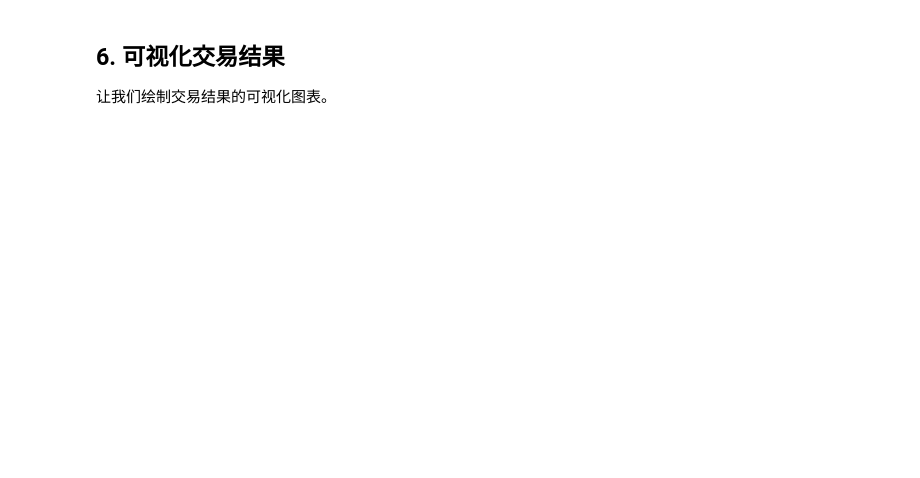
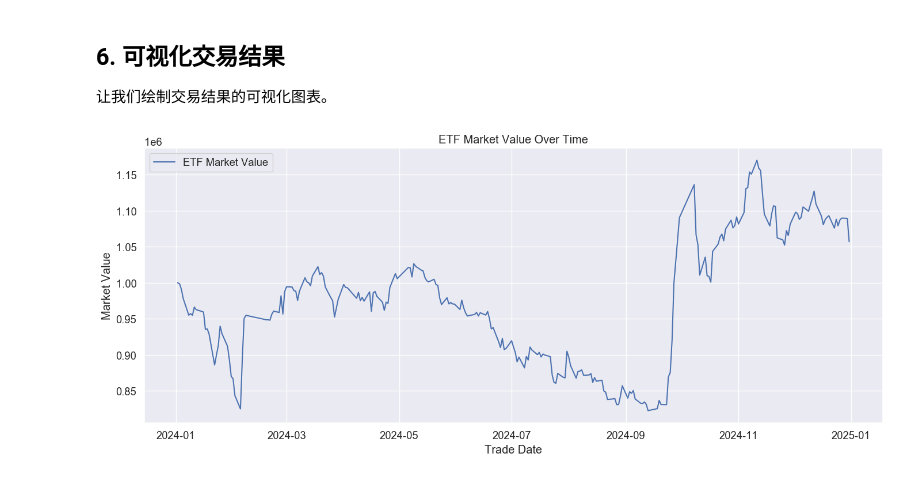
Before and after one commit to squallsyttt/backtestProj, a Jupyter notebook: notebooks/strategy_analysis500.ipynb, the cells around one changed output. Drawn from its saved outputs; the diff is of its cells as text; code cells hidden in the pictures; blank space fills up the shorter version.

```diff
--- a/notebooks/strategy_analysis500.ipynb
+++ b/notebooks/strategy_analysis500.ipynb
@@ -140,20 +140,22 @@ plt.show()
 
 现在，我们将运行我们的期权策略回测，并分析结果。
 # %%
-from scripts.option.strategies.monthly_atm_call import MonthlyATMCallStrategy
+from scripts.option.strategies.LongETF_ShortCall_Contrast import LongETFShortCallContrastStrategy
 
 # 初始化策略
-strategy = MonthlyATMCallStrategy(
-    etf_data=etf_df,
-    option_data=option_df,
-    initial_capital=1_000_000  # 初始资金100万
+strategy = LongETFShortCallContrastStrategy(
+    etf_data = etf_data,
+    option_data = merged_opt_data,
+    initial_stock_capital = 1000000,
+    initial_option_capital = 200000,
 )
 
 # 运行回测
-strategy.run_backtest()
+results = strategy.run_backtest()
 
-# 获取结果
-results = strategy.get_results()
+
+# for row in results[:500]:
+#     print(row)
 # %% [markdown]
 ## 5. 分析回测结果
 
@@ -179,0 +189,19 @@ plt.show()
+# %%
+results_df = pd.DataFrame(results)
+
+# 如果date不是datetime类型，转为datetime
+if not pd.api.types.is_datetime64_any_dtype(results_df['date']):
+    results_df['date'] = pd.to_datetime(results_df['date'])
+
+# 绘制交易日-市值曲线
+plt.figure(figsize=(14, 6))
+plt.plot(results_df['date'], results_df['market_value'], label='ETF Market Value')
+plt.xlabel('Trade Date')
+plt.ylabel('Market Value')
+plt.title('ETF Market Value Over Time')
+plt.legend()
+plt.grid(True)
+plt.tight_layout()
+plt.show()
+# %% [output]
+[figure, added]
```
Also changed, not shown: parts of 3 cells of this notebook, 1 other file.
